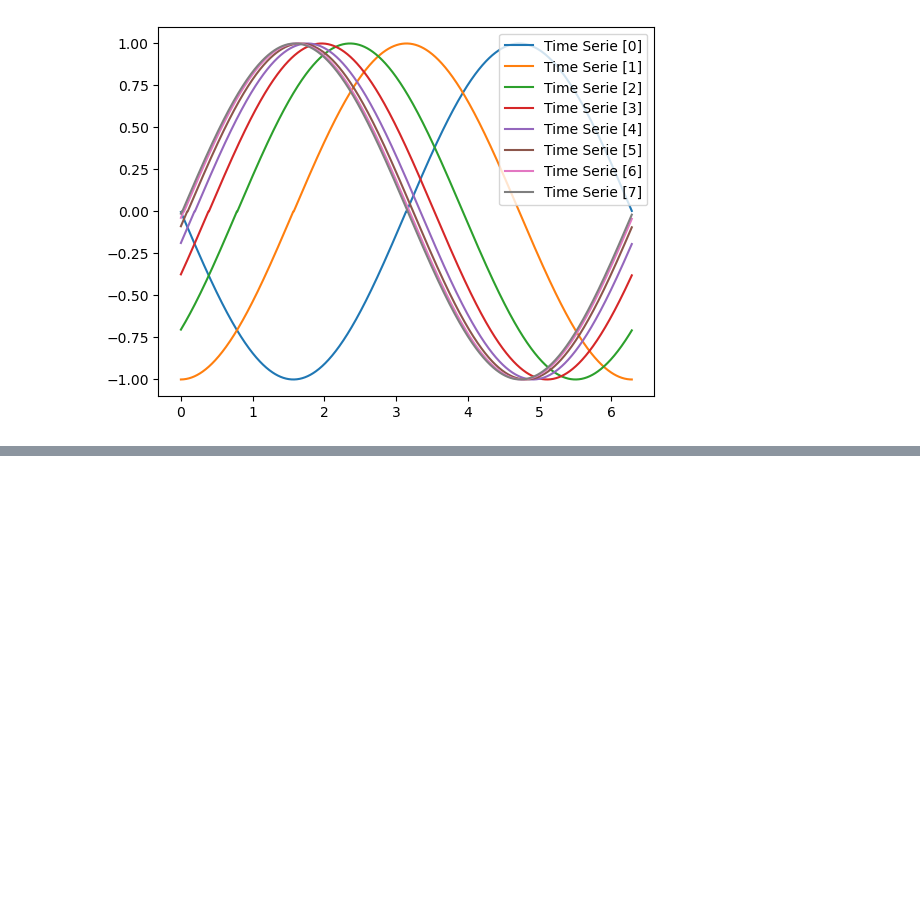
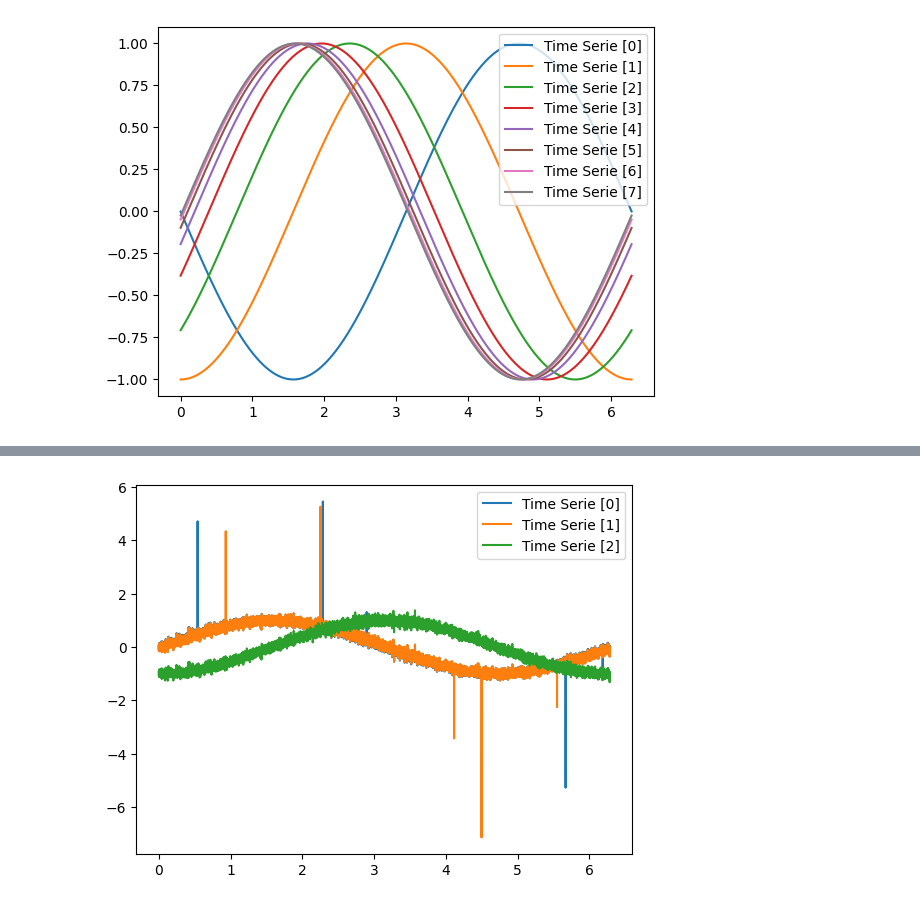
Before and after one commit to CristoferSilva/SyntheticTimeSeriesDataset, a Jupyter notebook: syntheticTimeSeriesDataset.ipynb, the cells around one changed output, grey strips where cells are left out. Drawn from its saved outputs; the diff is of its cells as text; code cells hidden in the pictures; blank space fills up the shorter version.

```diff
--- a/syntheticTimeSeriesDataset.ipynb
+++ b/syntheticTimeSeriesDataset.ipynb
@@ -34,3 +61,13 @@ tmsg.plot_time_series(time_series=time_series)
+# %%
+import math
+from random import randint
+
+time_series_with_noise[7],_ = tmsg.put_anomaly_points(time_serie=time_series_with_noise[7], amount=5)
+time_series_with_noise[6],_ = tmsg.put_anomaly_points(time_serie=time_series_with_noise[6], amount=5)
+
+tmsg.plot_time_series(time_series=[time_series_with_noise[7],time_series_with_noise[6], time_series_with_noise[1]])
+# %% [output]
+[figure, added]
 # %%
 import math
 
```
Also changed, not shown: parts of 5 cells of this notebook, 1 other file.
